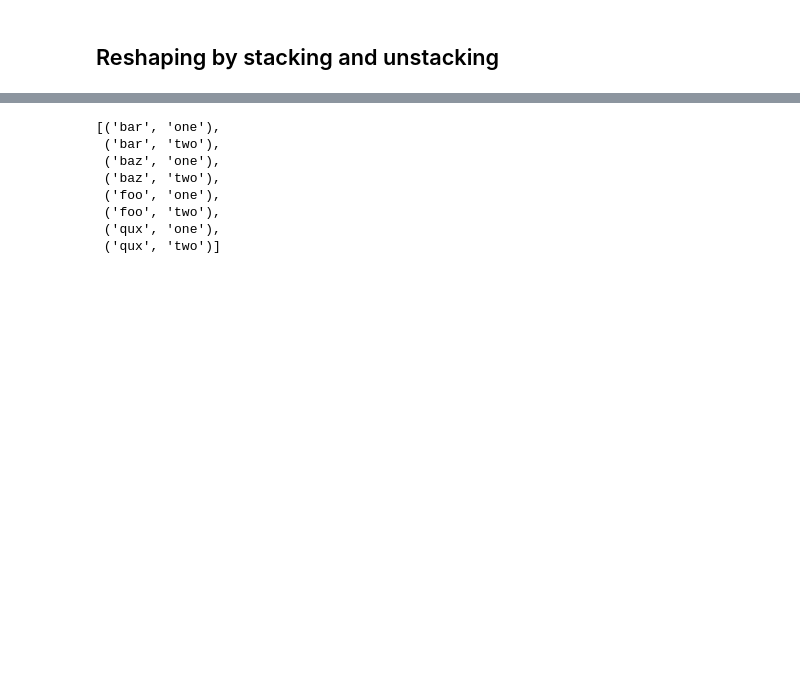
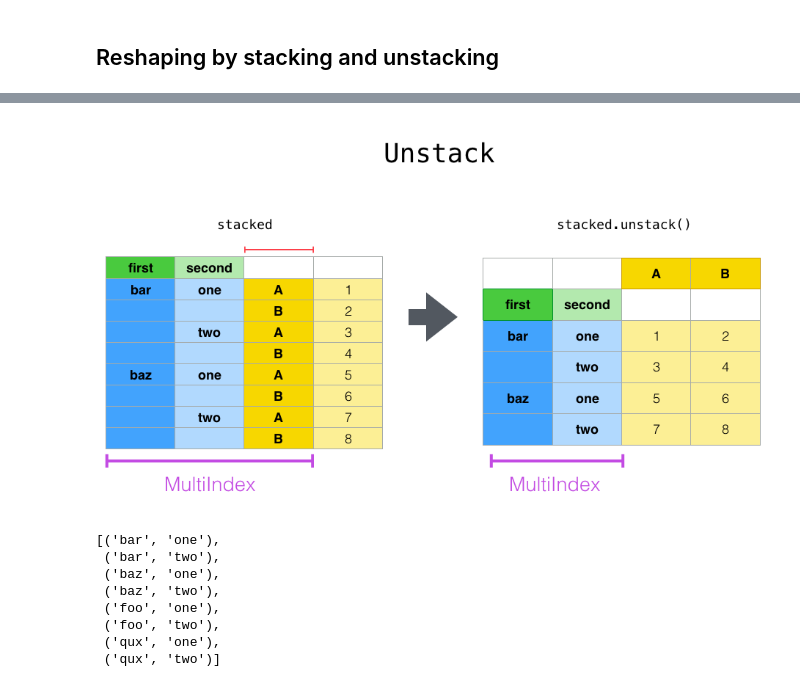
Before and after one commit to alienzj/learn-python, a Jupyter notebook: learn_pandas/Reshaping_and_pivot_tables.ipynb, the cells around one changed output, grey strips where cells are left out. Cells and saved outputs as stored; diff of their text form; code cells hidden in the pictures; blank space fills up the shorter version.

```diff
--- a/learn_pandas/Reshaping_and_pivot_tables.ipynb
+++ b/learn_pandas/Reshaping_and_pivot_tables.ipynb
@@ -114,3 +123,7 @@ MultiIndex([( 'value', 'A'),
+# %%
+Image("reshaping_unstack.png")
+# %% [output]
+[figure, added]
 # %%
 tuples = list(zip(*[['bar', 'bar', 'baz', 'baz',
                      'foo', 'foo', 'qux', 'qux'],
```
Also changed, not shown: parts of 15 cells of this notebook, 6 other files.
